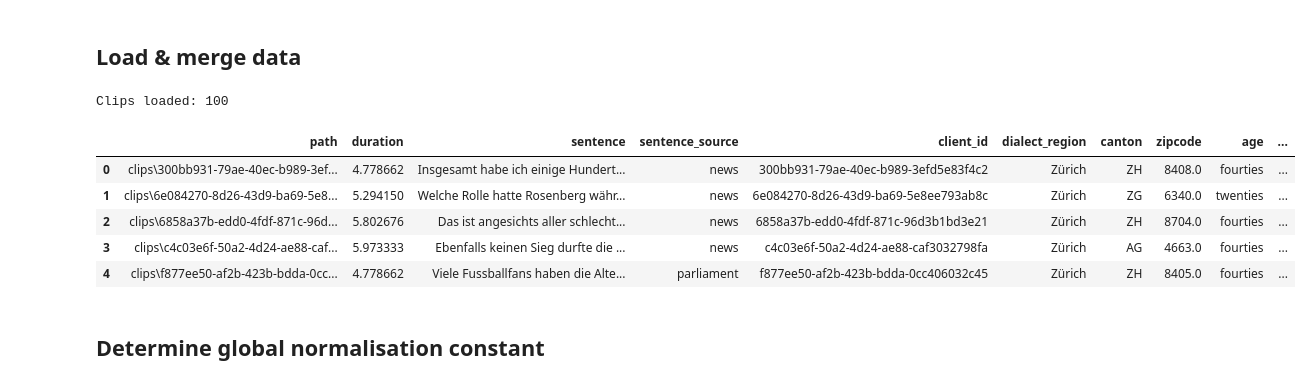
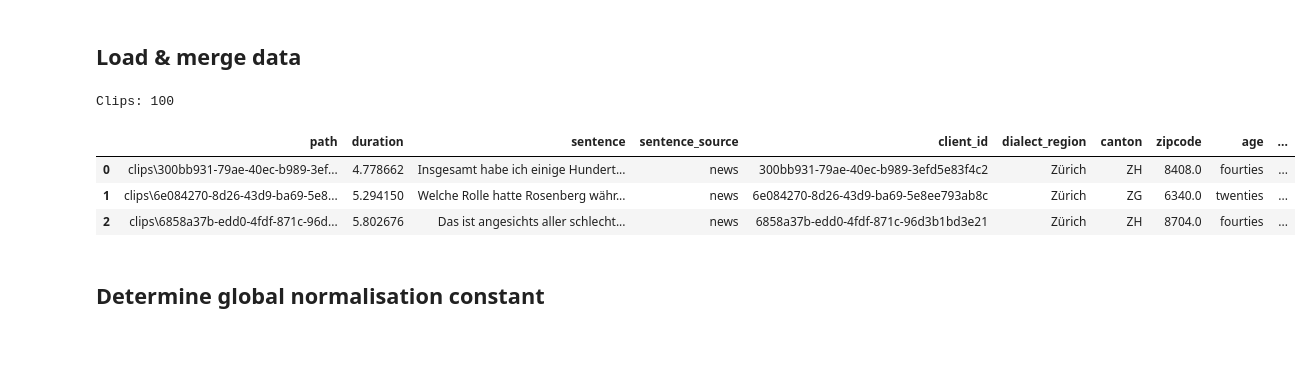
Before and after one commit to michamettler/BA-FS26_ciel_Mettler_Dialektanalyse, a Jupyter notebook: scripts/cross-comparison.ipynb, the cells around one changed output. Drawn from its saved outputs; the diff is of its cells as text; code cells hidden in the pictures; blank space fills up the shorter version.

```diff
--- a/scripts/cross-comparison.ipynb
+++ b/scripts/cross-comparison.ipynb
@@ -29,26 +29,18 @@ DIT_TSV = ANALYSIS_DIR / "dialect-ignorant-transcript.tsv"
 # %% [markdown]
 ## Load & merge data
 # %%
-df_dat = pd.read_csv(DAT_TSV, sep='\t', encoding='utf-8')
-df_dit = pd.read_csv(DIT_TSV, sep='\t', encoding='utf-8')
+df_dit = pd.read_csv(DIT_TSV, sep='\t', encoding='utf-8-sig')
+df_dat = pd.read_csv(DAT_TSV, sep='\t', encoding='utf-8-sig')
+df = pd.merge(df_dit, df_dat[['path', 'DAT']], on='path', how='inner')
 
-df_dit = df_dit.rename(columns={'sentence': 'sentence_dit'})
-df = pd.merge(df_dat, df_dit[['path', 'DIT']], on='path', how='inner')
-
-missing = len(df_dat) - len(df)
-if missing > 0:
-    print(f"Warning: {missing} DAT rows had no matching DIT entry and were dropped.")
-
-print(f"Clips loaded: {len(df)}")
-df.head()
+print(f"Clips: {len(df)}")
+df.head(3)
 # %% [output]
-Clips loaded: 100
+Clips: 100
 |  | path | duration | sentence | sentence_source | client_id | dialect_region | canton | zipcode | age | ... |
 | 0 | clips\300bb931-79ae-40ec-b989-3ef... | 4.778662 | Insgesamt habe ich einige Hundert... | news | 300bb931-79ae-40ec-b989-3efd5e83f4c2 | Zürich | ZH | 8408.0 | fourties | ... |
 | 1 | clips\6e084270-8d26-43d9-ba69-5e8... | 5.294150 | Welche Rolle hatte Rosenberg währ... | news | 6e084270-8d26-43d9-ba69-5e8ee793ab8c | Zürich | ZG | 6340.0 | twenties | ... |
 | 2 | clips\6858a37b-edd0-4fdf-871c-96d... | 5.802676 | Das ist angesichts aller schlecht... | news | 6858a37b-edd0-4fdf-871c-96d3b1bd3e21 | Zürich | ZH | 8704.0 | fourties | ... |
-| 3 | clips\c4c03e6f-50a2-4d24-ae88-caf... | 5.973333 | Ebenfalls keinen Sieg durfte die ... | news | c4c03e6f-50a2-4d24-ae88-caf3032798fa | Zürich | AG | 4663.0 | fourties | ... |
-| 4 | clips\f877ee50-af2b-423b-bdda-0cc... | 4.778662 | Viele Fussballfans haben die Alte... | parliament | f877ee50-af2b-423b-bdda-0cc406032c45 | Zürich | ZH | 8405.0 | fourties | ... |
 # %% [markdown]
 ## Determine global normalisation constant
 # %%
```
Also changed, not shown: parts of 5 cells of this notebook, 7 other files.
